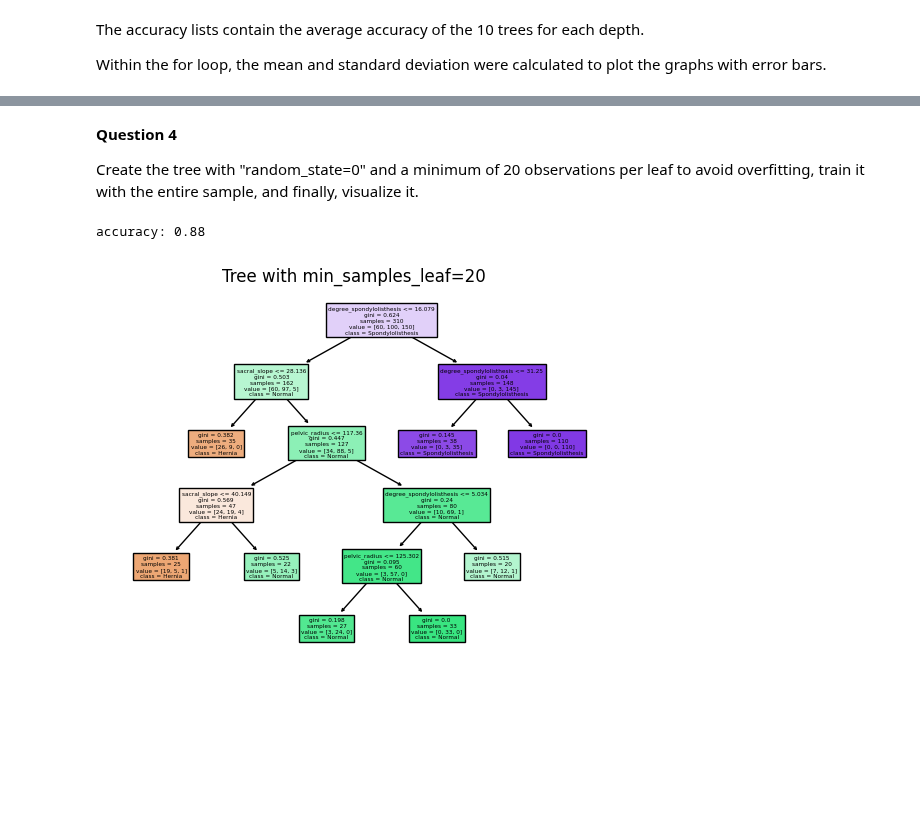
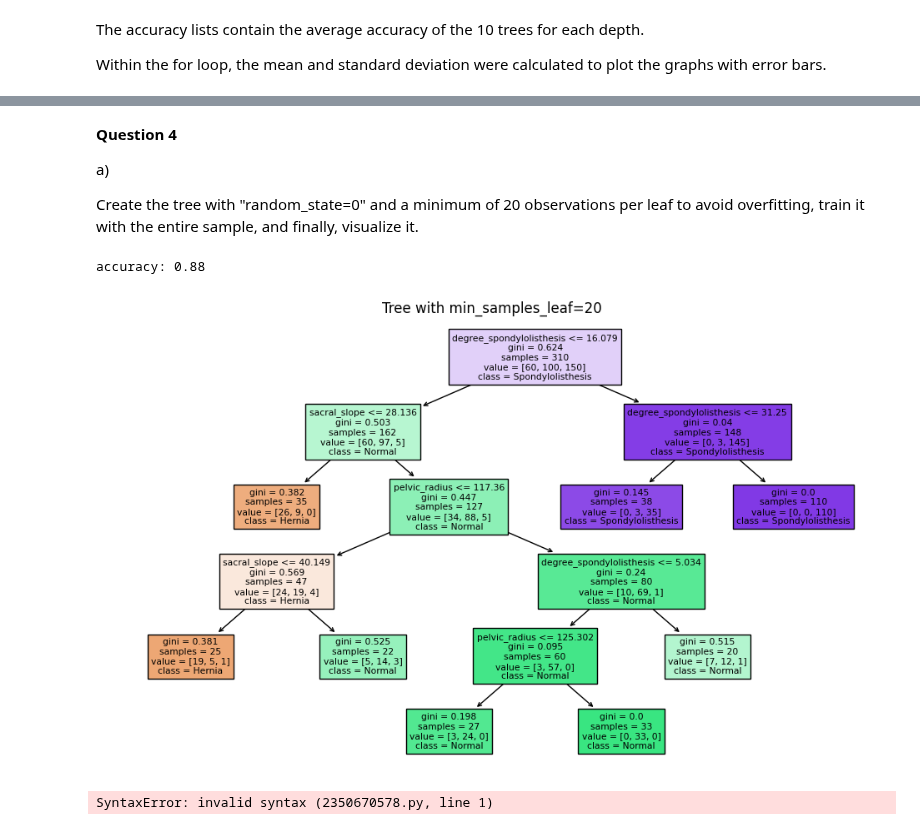
Before and after one commit to pim03/apr-hm, a Jupyter notebook: Homeworks1/Notebook1.ipynb, the cells around one changed output, grey strips where cells are left out. Drawn from its saved outputs; the diff is of its cells as text; code cells hidden in the pictures; blank space fills up the shorter version.

```diff
--- a/Homeworks1/Notebook1.ipynb
+++ b/Homeworks1/Notebook1.ipynb
@@ -127,19 +134,26 @@ Starting from depth 4, the test accuracy begins to decrease, indicating that the
 # %% [markdown]
 **Question 4**
 
+a)
+
 Create the tree with "random_state=0" and a minimum of 20 observations per leaf to avoid overfitting, train it with the entire sample, and finally, visualize it.
 # %%
 from sklearn import tree
 
 tree4 = DecisionTreeClassifier(criterion='gini', min_samples_leaf=20, random_state=0)
 tree4.fit(variables, target)
 target_pred = tree4.predict(variables)
 
 print('accuracy:', round(metrics.accuracy_score(target, target_pred), 2))
 
+plt.figure(figsize=(12,7))
 tree.plot_tree(tree4, filled=True, feature_names=variables.columns, class_names=tree4.classes_)
 plt.title("Tree with min_samples_leaf=20")
 plt.show()
 # %% [output]
 accuracy: 0.88
-[figure, old version]
+[figure, new version]
+# %%
+**Question 4**
+# %% [output]
+SyntaxError: invalid syntax (2350670578.py, line 1)
```
Also changed, not shown: parts of 6 cells of this notebook, 19 other files.
